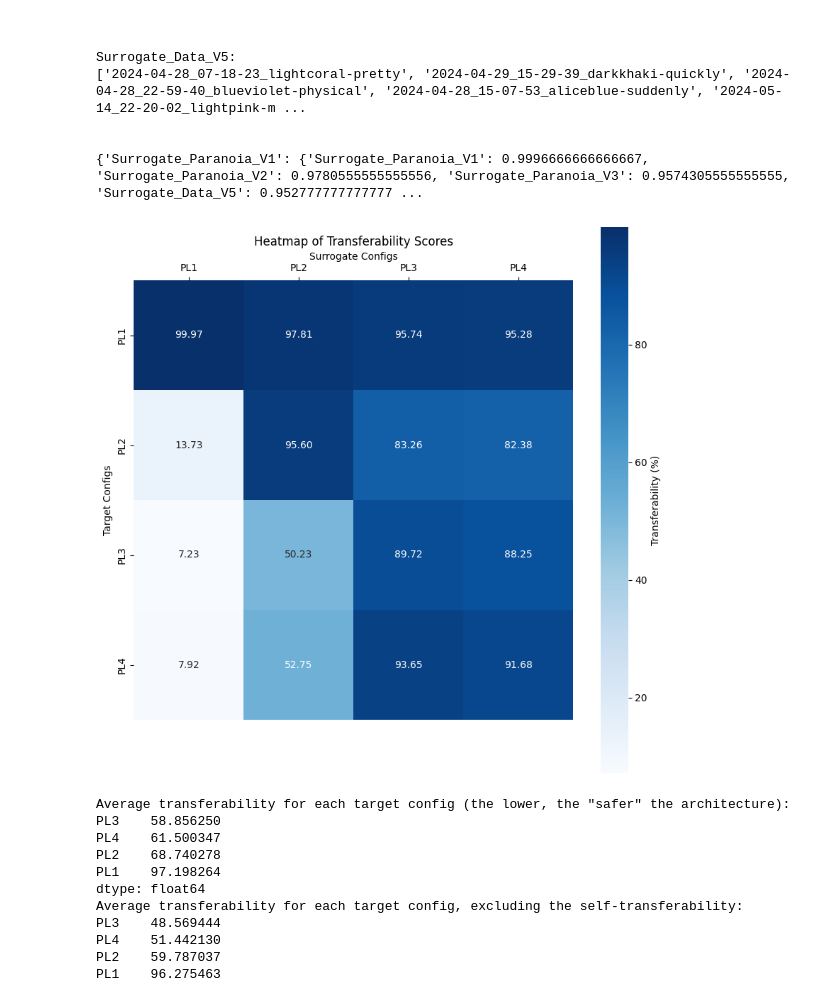
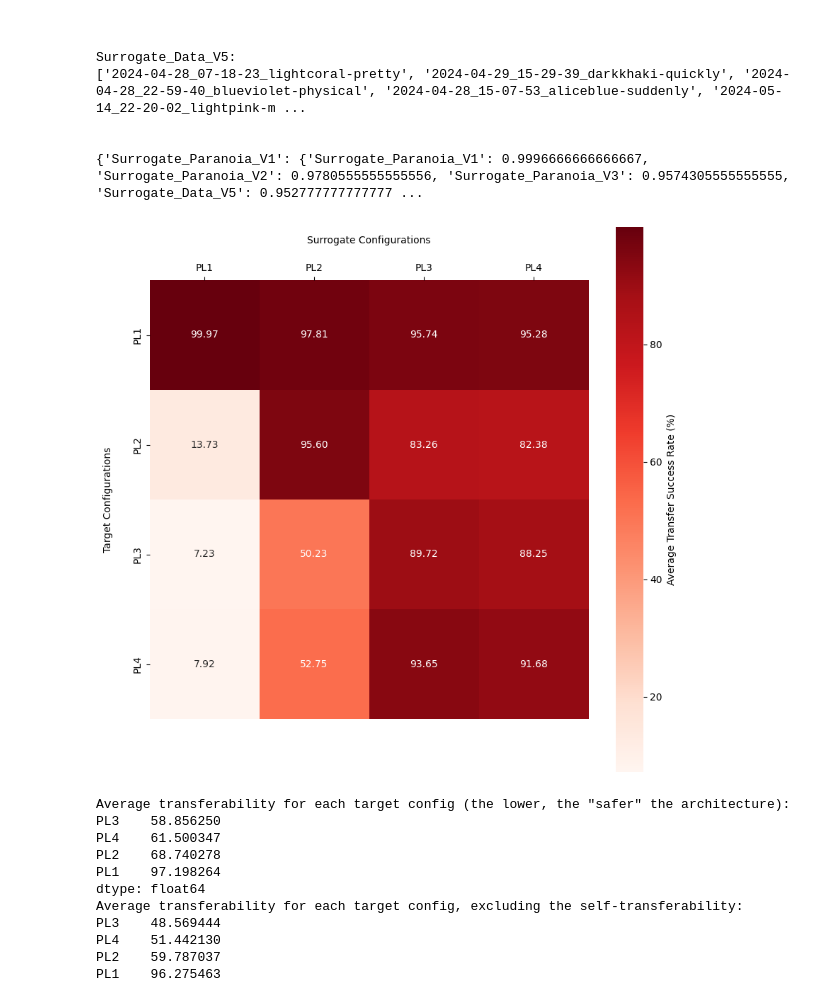
Before and after one commit to docluis/WAFcraft-docker, a Jupyter notebook: wafcraft/notebooks/vizualize_results_heatmap_paranoia.ipynb, the cells around one changed output. Saved outputs shown, nothing was run; the diff lists cells and outputs as text; code cells hidden in the pictures.

```diff
--- a/wafcraft/notebooks/vizualize_results_heatmap_paranoia.ipynb
+++ b/wafcraft/notebooks/vizualize_results_heatmap_paranoia.ipynb
@@ -200,27 +200,27 @@ df = df.T
 # %%
 # Create a heatmap
 plt.figure(figsize=(10, 10))
-plt.title("Heatmap of Transferability Scores")
+# plt.title("Heatmap of Transferability Scores")
 
 
 ax = sns.heatmap(
     df,
     annot=True,
     fmt=".2f",
-    cmap="Blues",
-    cbar_kws={"label": "Transferability (%)"},
+    cmap="Reds",
+    cbar_kws={"label": "Average Transfer Success Rate (%)"},
     square=True,
 )
 
-ax.set_xlabel("Surrogate Configs")
-ax.set_ylabel("Target Configs")
+ax.set_xlabel("Surrogate Configurations", labelpad=20)
+ax.set_ylabel("Target Configurations", labelpad=20)
 
 ax.xaxis.set_ticks_position("top")
 ax.xaxis.set_label_position("top")
 
 plt.show()
 # %% [output]
-[figure, old version]
+[figure, new version]
 # %%
 # Calculate the average transferability for each target config
 
```
Also changed, not shown: 10 other files.
